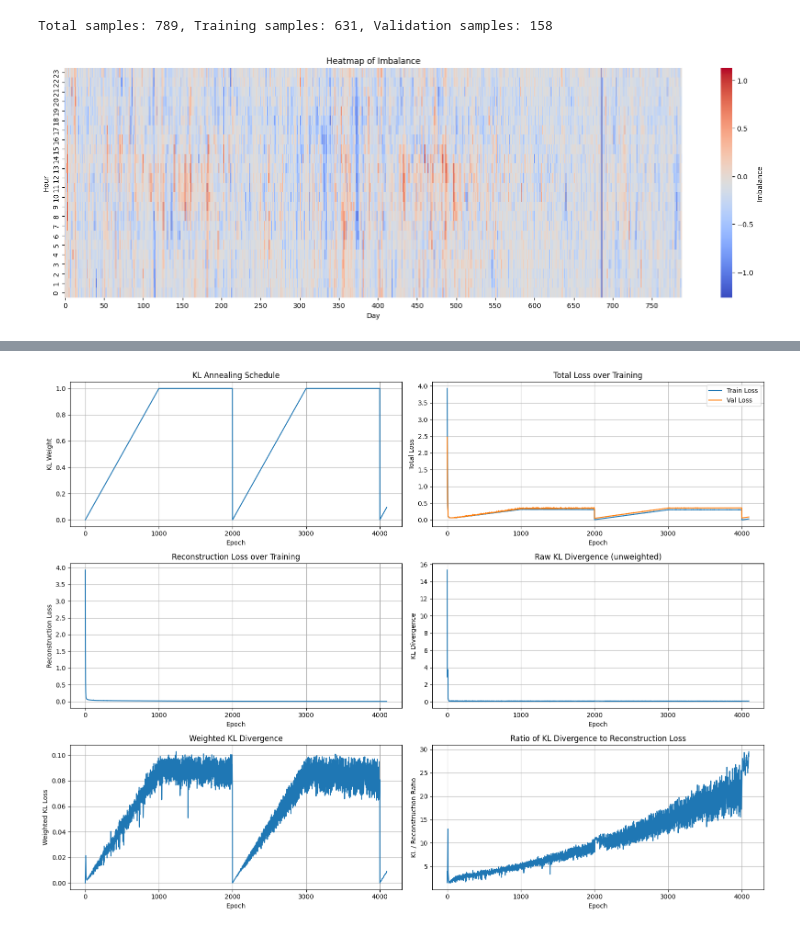
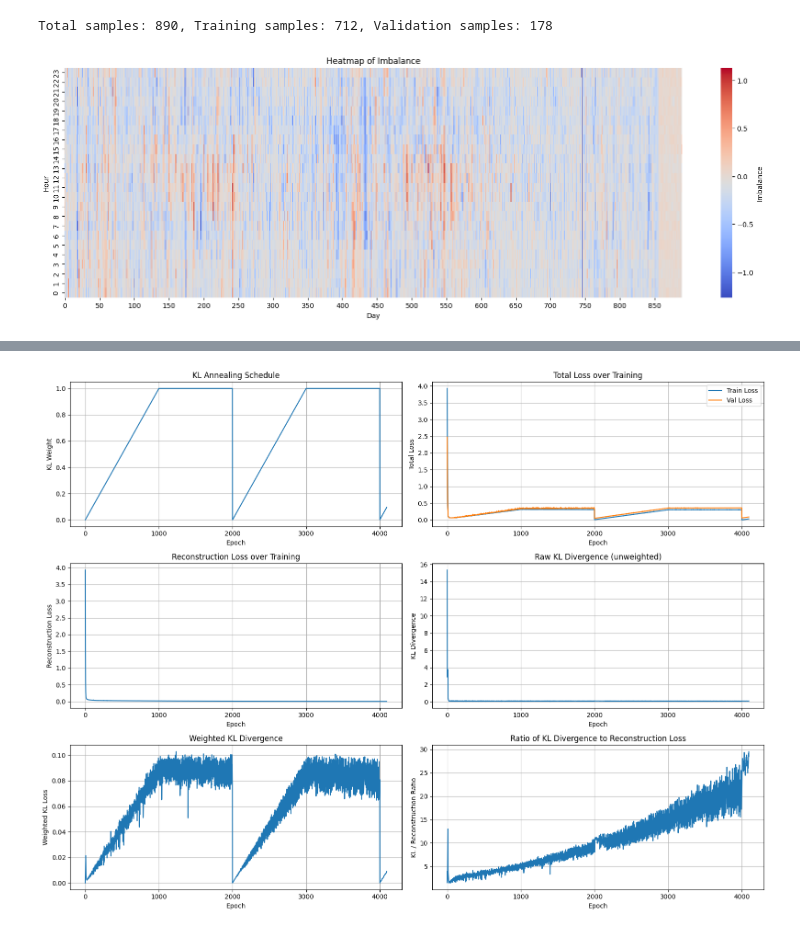
Before and after one commit to ThorneMadsen/Master, a Jupyter notebook: notebooks/MLPVAE.ipynb, the cells around one changed output, grey strips where cells are left out. Cells and saved outputs as stored; diff of their text form; code cells hidden in the pictures.

```diff
--- a/notebooks/MLPVAE.ipynb
+++ b/notebooks/MLPVAE.ipynb
@@ -13,46 +12,39 @@ import sklearn
 # %%
-X = np.load("../data/X2.npy") # Shape: (num_sequences, 5, 24)
-
-# Features:
-# 0: aFRR_Net_Quantity_MW (Target)
-# 1: mean_temp           (Condition)
-# 2: mean_wind_speed     (Condition)
-# 3: day_sin             (Condition)
-# 4: day_cos             (Condition)
+X = np.load("../data/X2.npy")
 
 target = X[:, 0, :]
 condition = X[:, 1:, :]
 
 cond_tensor = torch.tensor(condition, dtype=torch.float32)
 target_tensor = torch.tensor(target, dtype=torch.float32)
 
 dataset = TensorDataset(cond_tensor, target_tensor)
 
-cond_dim = 4 * 24
+cond_dim = 8 * 24
 target_dim = 24
 latent_dim = 16
 
 n_total = len(dataset)
 n_train = int(0.8 * n_total)
 n_val = n_total - n_train
 train_dataset, val_dataset = random_split(dataset, [n_train, n_val])
 
 print(f"Total samples: {n_total}, Training samples: {n_train}, Validation samples: {n_val}")
 
 train_loader = DataLoader(train_dataset, batch_size=2**8, shuffle=True)
 val_loader   = DataLoader(val_dataset, batch_size=2**8, shuffle=False)
 
 
 plt.figure(figsize=(20, 6))
 ax = sns.heatmap(target.T, cmap='coolwarm', cbar_kws={'label': 'Imbalance'}, xticklabels=50)
 ax.set_xlabel("Day")
 ax.set_ylabel("Hour")
 plt.title("Heatmap of Imbalance")
 plt.gca().invert_yaxis()
 plt.show()
 # %% [output]
-Total samples: 789, Training samples: 631, Validation samples: 158
+Total samples: 890, Training samples: 712, Validation samples: 178
-[figure, old version]
+[figure, new version]
 # %%
 class MLPBlock(nn.Module):
     def __init__(self, input_dim, dropout_prob=0.1):
```
Also changed, not shown: parts of 21 cells of this notebook, 23 other files.
